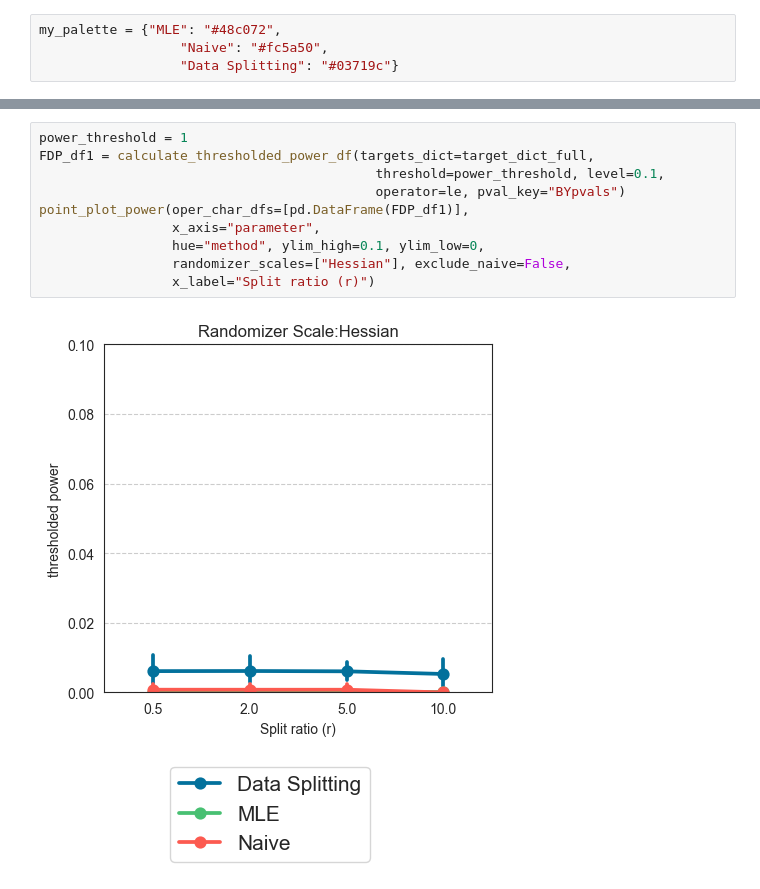
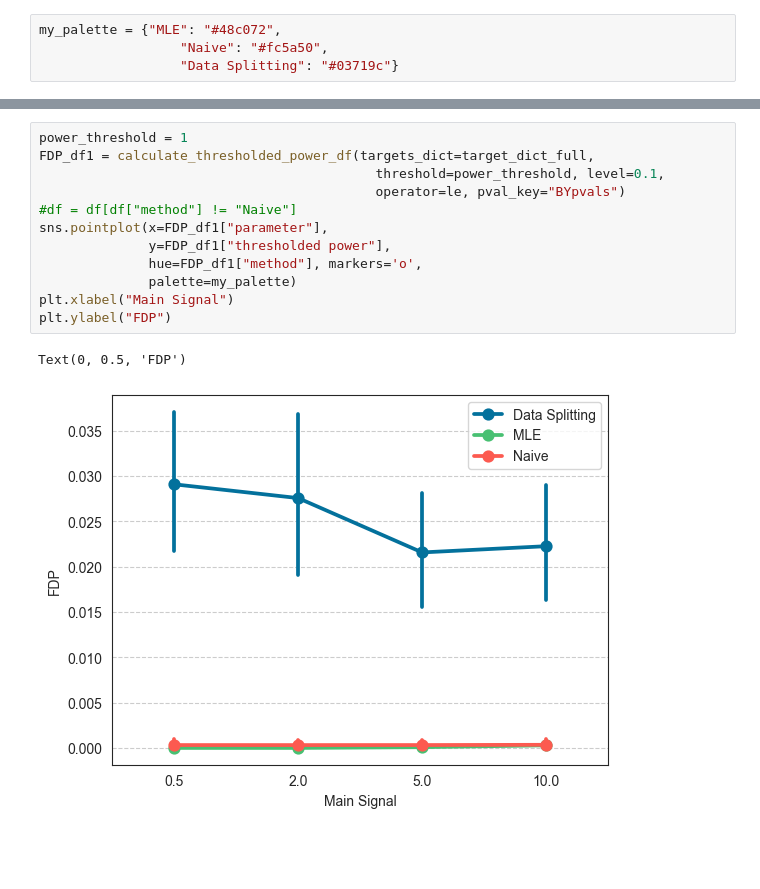
Before and after one commit to yiling-h/SI-Interaction, a Jupyter notebook: selectinf/Simulation/H1/Results/vary_main/plotting_main.ipynb, the cells around one changed output, grey strips where cells are left out. Cells and saved outputs as stored; diff of their text form; blank space fills up the shorter version.

Commit message:
Increased Signal

```diff
--- a/selectinf/Simulation/H1/Results/vary_main/plotting_main.ipynb
+++ b/selectinf/Simulation/H1/Results/vary_main/plotting_main.ipynb
@@ -315,12 +315,15 @@ Text(0, 0.5, 'Thresholded Power')
 # %%
 power_threshold = 1
 FDP_df1 = calculate_thresholded_power_df(targets_dict=target_dict_full,
                                            threshold=power_threshold, level=0.1,
                                            operator=le, pval_key="BYpvals")
-point_plot_power(oper_char_dfs=[pd.DataFrame(FDP_df1)],
-                 x_axis="parameter",
-                 hue="method", ylim_high=0.1, ylim_low=0,
-                 randomizer_scales=["Hessian"], exclude_naive=False,
-                 x_label="Split ratio (r)")
+#df = df[df["method"] != "Naive"]
+sns.pointplot(x=FDP_df1["parameter"],
+              y=FDP_df1["thresholded power"],
+              hue=FDP_df1["method"], markers='o',
+              palette=my_palette)
+plt.xlabel("Main Signal")
+plt.ylabel("FDP")
 # %% [output]
+Text(0, 0.5, 'FDP')
-[figure, old version]
+[figure, new version]
```
Also changed, not shown: parts of 5 cells of this notebook, 38 other files.
